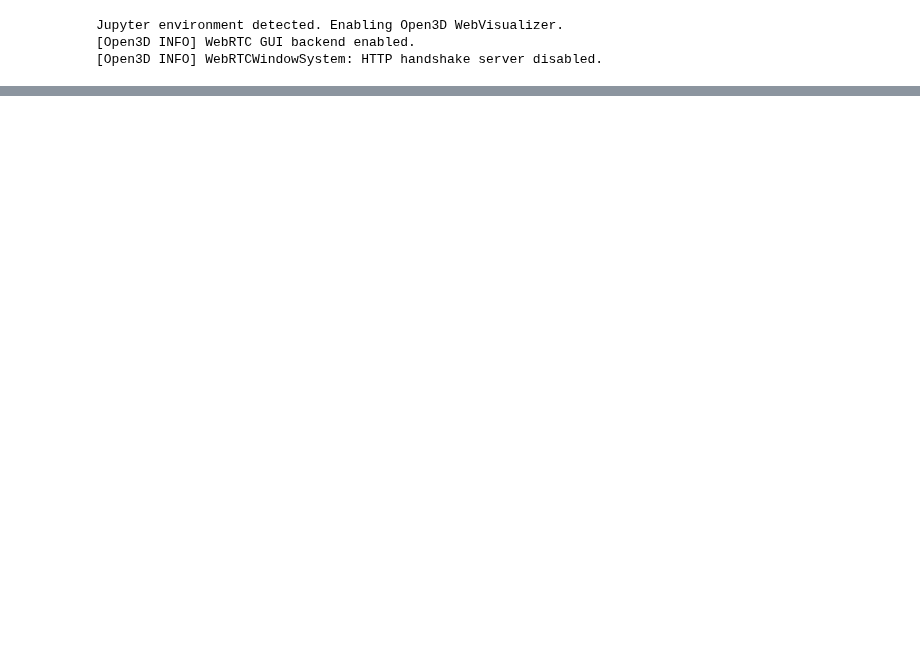
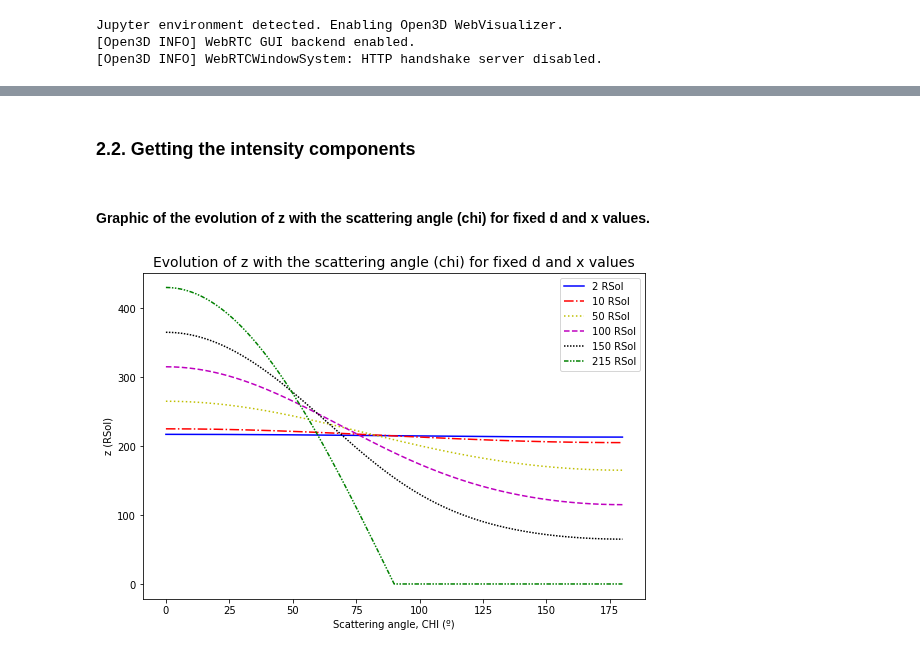
Before and after one commit to aliciavr/thomsonpy, a Jupyter notebook: src/computations/thomson_scattering.ipynb, the cells around one changed output, grey strips where cells are left out. Drawn from its saved outputs; the diff is of its cells as text; code cells hidden in the pictures; blank space fills up the shorter version.

```diff
--- a/src/computations/thomson_scattering.ipynb
+++ b/src/computations/thomson_scattering.ipynb
@@ -212,22 +35,0 @@ pyplot.show()
-# %%
-pyplot.figure(figsize=(9, 6))
-pyplot.title("Evolución de z en función del ángulo CHI dadas las distancias d y x",fontsize=14)
-pyplot.xlabel("Ángulo de dispersión, CHI (º)")
-pyplot.ylabel("Distancia z")
-
-valores_chi = np.radians(np.arange(0, 181))
-valores_chi_grados = np.arange(0, 181)
-
-x = tsp.X * units.METERS_TO_RSOL # Rsol
-d = [2, 10, 50, 100, 150, 215] # Rsol
-
-estilos = ['-', '-.', ':', '--', (0, (1, 1)), (0, (3, 1, 1, 1, 1, 1))]
-colores = ['b', 'r', 'y', 'm', 'k', 'g']
-etiquetas = [str(i) + " RSol" for i in d]
-
-for k in range(len(d)):
-    pyplot.plot(valores_chi_grados, [thgeom.faux_z_intensidad(x, d[k], i) for i in valores_chi],
-              linestyle = estilos[k], color = colores[k], label = etiquetas[k])
-
-pyplot.legend()
-pyplot.show()
@@ -689,0 +199,28 @@ print(thtools.get_scattered_light(4000E-10, tsp.T_SOL, x, epsilon, ini_z, fin_z,
+# %% [markdown]
+### 2.2. Getting the **intensity components**
+# %% [markdown]
+#### Graphic of the **evolution of z with the scattering angle (chi)** for fixed d and x values.
+# %%
+pyplot.figure(figsize=(9, 6))
+pyplot.title("Evolution of z with the scattering angle (chi) for fixed d and x values",fontsize=14)
+pyplot.xlabel("Scattering angle, CHI (º)")
+pyplot.ylabel("z (RSol)")
+
+chi_values = np.radians(np.arange(0, 181))
+chi_values_degrees = np.arange(0, 181)
+
+x = tsp.X * units.METERS_TO_RSOL # Rsol
+d = [2, 10, 50, 100, 150, 215] # Rsol
+
+styles = ['-', '-.', ':', '--', (0, (1, 1)), (0, (3, 1, 1, 1, 1, 1))]
+colors = ['b', 'r', 'y', 'm', 'k', 'g']
+labels = [str(i) + " RSol" for i in d]
+
+for k in range(len(d)):
+    pyplot.plot(chi_values_degrees, [thgeom.faux_z_intensidad(x, d[k], i) for i in chi_values],
+              linestyle = styles[k], color = colors[k], label = labels[k])
+
+pyplot.legend()
+pyplot.show()
+# %% [output]
+[figure, added]
```
Also changed, not shown: parts of 96 cells of this notebook.
